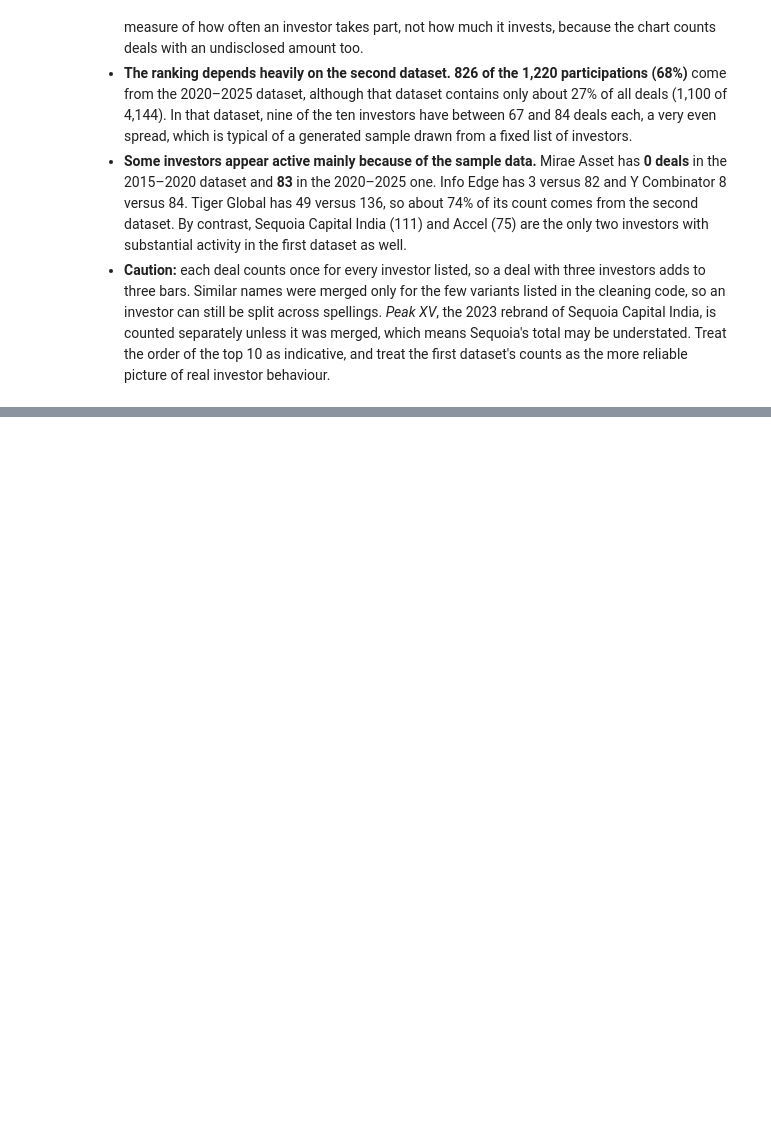
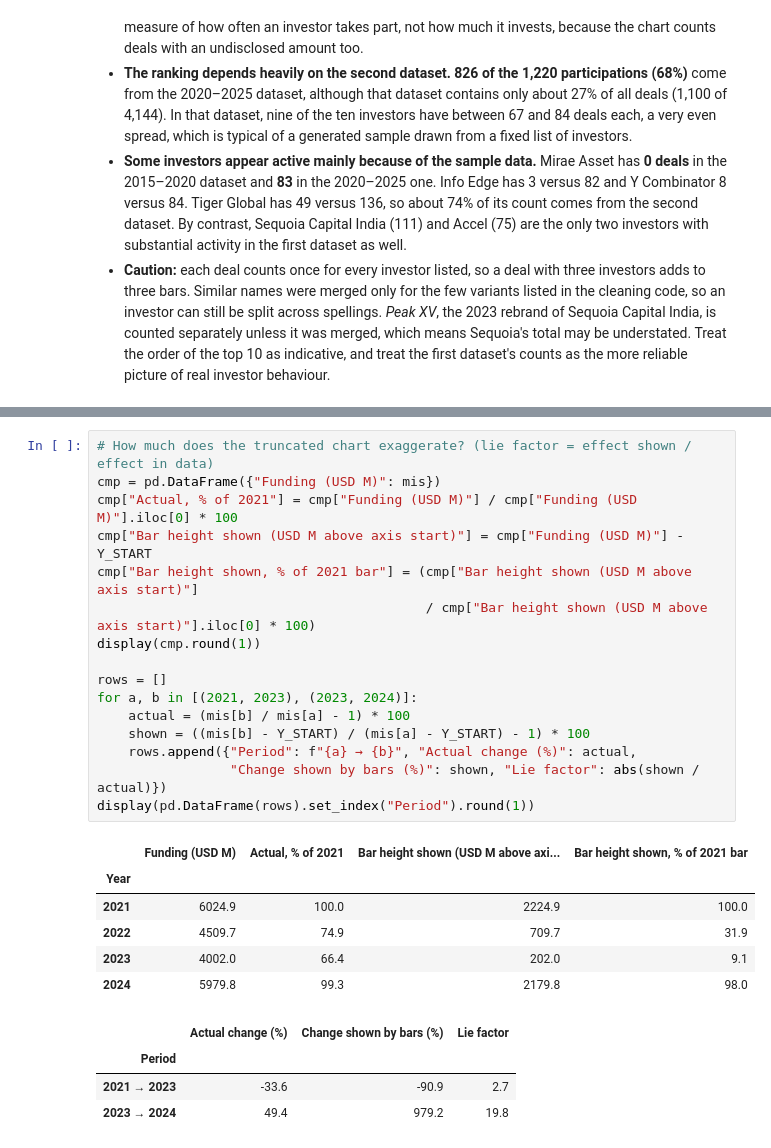
Before and after one commit to srinithi-karunakaran/india-startup-funding-analysis, a Jupyter notebook: startup_funding_analysis.ipynb, the cells around one changed output, grey strips where cells are left out. Drawn from its saved outputs; the diff is of its cells as text; blank space fills up the shorter version.

```diff
--- a/startup_funding_analysis.ipynb
+++ b/startup_funding_analysis.ipynb
@@ -1347,0 +1415,27 @@ display(tbl)
+# %%
+# How much does the truncated chart exaggerate? (lie factor = effect shown / effect in data)
+cmp = pd.DataFrame({"Funding (USD M)": mis})
+cmp["Actual, % of 2021"] = cmp["Funding (USD M)"] / cmp["Funding (USD M)"].iloc[0] * 100
+cmp["Bar height shown (USD M above axis start)"] = cmp["Funding (USD M)"] - Y_START
+cmp["Bar height shown, % of 2021 bar"] = (cmp["Bar height shown (USD M above axis start)"]
+                                          / cmp["Bar height shown (USD M above axis start)"].iloc[0] * 100)
+display(cmp.round(1))
+
+rows = []
+for a, b in [(2021, 2023), (2023, 2024)]:
+    actual = (mis[b] / mis[a] - 1) * 100
+    shown = ((mis[b] - Y_START) / (mis[a] - Y_START) - 1) * 100
+    rows.append({"Period": f"{a} → {b}", "Actual change (%)": actual,
+                 "Change shown by bars (%)": shown, "Lie factor": abs(shown / actual)})
+display(pd.DataFrame(rows).set_index("Period").round(1))
+# %% [output]
+|  | Funding (USD M) | Actual, % of 2021 | Bar height shown (USD M above axi... | Bar height shown, % of 2021 bar |
+| Year |  |  |  |  |
+| 2021 | 6024.9 | 100.0 | 2224.9 | 100.0 |
+| 2022 | 4509.7 | 74.9 | 709.7 | 31.9 |
+| 2023 | 4002.0 | 66.4 | 202.0 | 9.1 |
+| 2024 | 5979.8 | 99.3 | 2179.8 | 98.0 |
+|  | Actual change (%) | Change shown by bars (%) | Lie factor |
+| Period |  |  |  |
+| 2021 → 2023 | -33.6 | -90.9 | 2.7 |
+| 2023 → 2024 | 49.4 | 979.2 | 19.8 |
```
Also changed, not shown: parts of 6 cells of this notebook.
